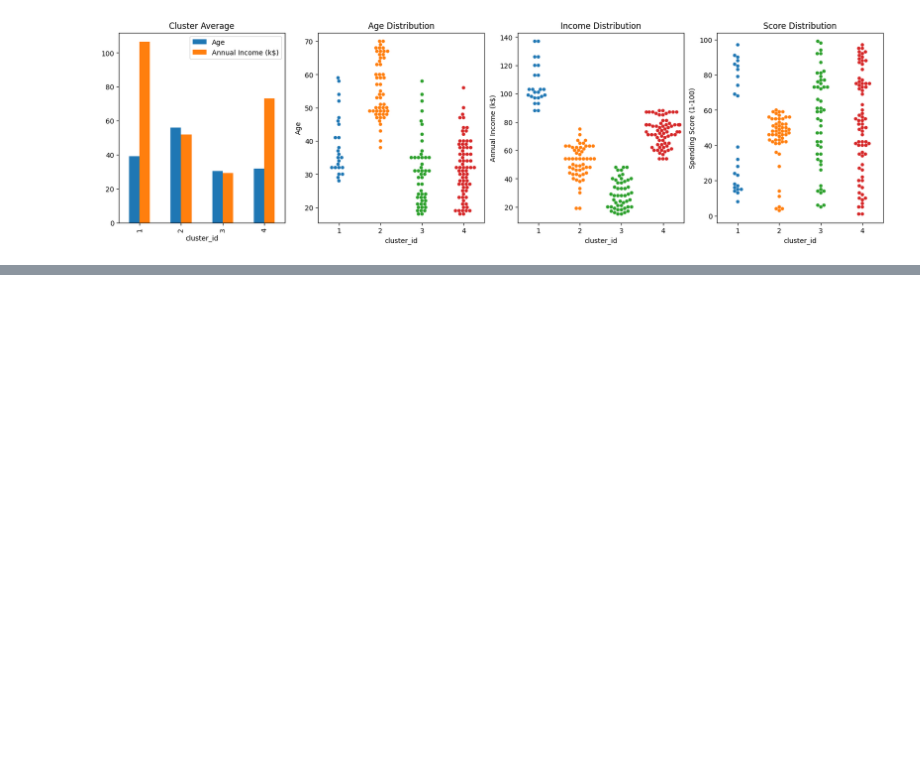
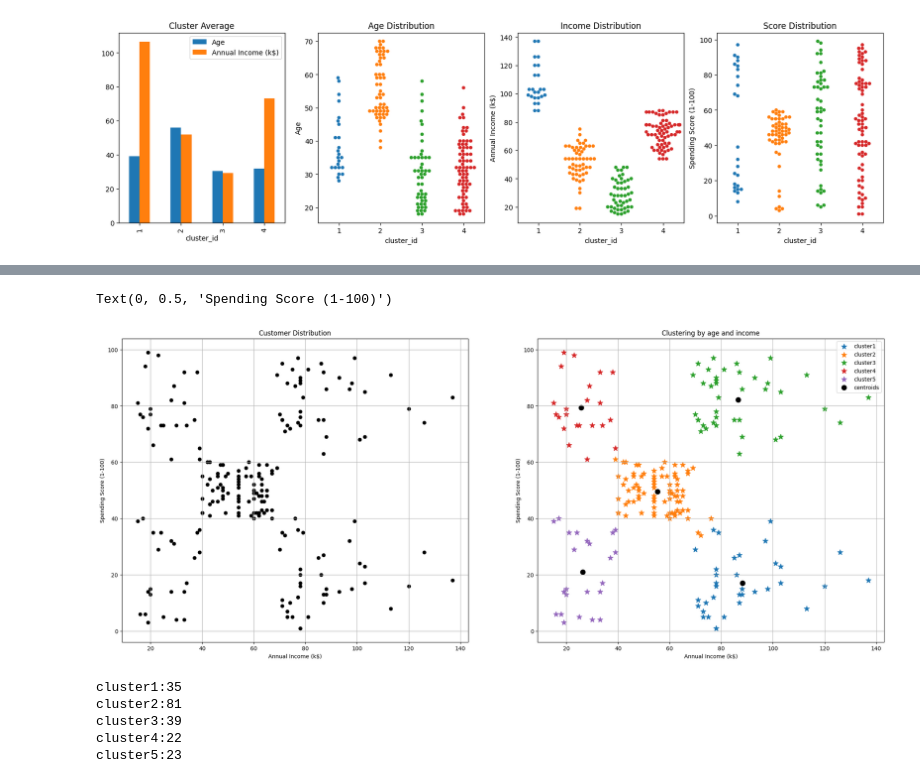
Before and after one commit to AkiraNom/data-analysis-notebook, a Jupyter notebook: Customer_segmentation.ipynb, the cells around one changed output, grey strips where cells are left out. Saved outputs shown, nothing was run; the diff lists cells and outputs as text; code cells hidden in the pictures; blank space fills up the shorter version.

```diff
--- a/Customer_segmentation.ipynb
+++ b/Customer_segmentation.ipynb
@@ -294,0 +327,39 @@ ax[3].set_title('Score Distribution');
+# %%
+# build a model with n_clusters = 5
+km = KMeans(n_clusters=5, random_state=0)
+y_km = km.fit_predict(X)
+
+fig, (ax1, ax2) = plt.subplots(1, 2, figsize=(25, 10))
+
+# scatter plot
+ax1.set_title("Customer Distribution")
+ax1.scatter(X[:, 0], X[:, 1], c="black")
+ax1.grid()
+ax1.set_xlabel(Income)
+ax1.set_ylabel(Score)
+
+# scatter plot masked by cluster id
+ax2.set_title("Clustering by age and income")
+for n in range(5):
+    ax2.scatter(X[y_km == n, 0], X[y_km == n, 1], s=100, c=cm.tab20(n*2), marker="*", label="cluster"+str(n+1))
+
+#set a centroid
+ax2.scatter(km.cluster_centers_[:, 0], km.cluster_centers_[:, 1], s=80, marker="o", c="black", label="centroids")
+ax2.legend()
+ax2.grid()
+ax2.set_xlabel(Income)
+ax2.set_ylabel(Score)
+# %% [output]
+Text(0, 0.5, 'Spending Score (1-100)')
+[figure, added]
+# %%
+# counts in each cluster
+y = pd.DataFrame(km.predict(X))
+for a, b in enumerate(y.value_counts().sort_index()):
+   print("cluster{}:{}".format(a+1,b))
+# %% [output]
+cluster1:35
+cluster2:81
+cluster3:39
+cluster4:22
+cluster5:23
```
Also changed, not shown: parts of 20 cells of this notebook.
